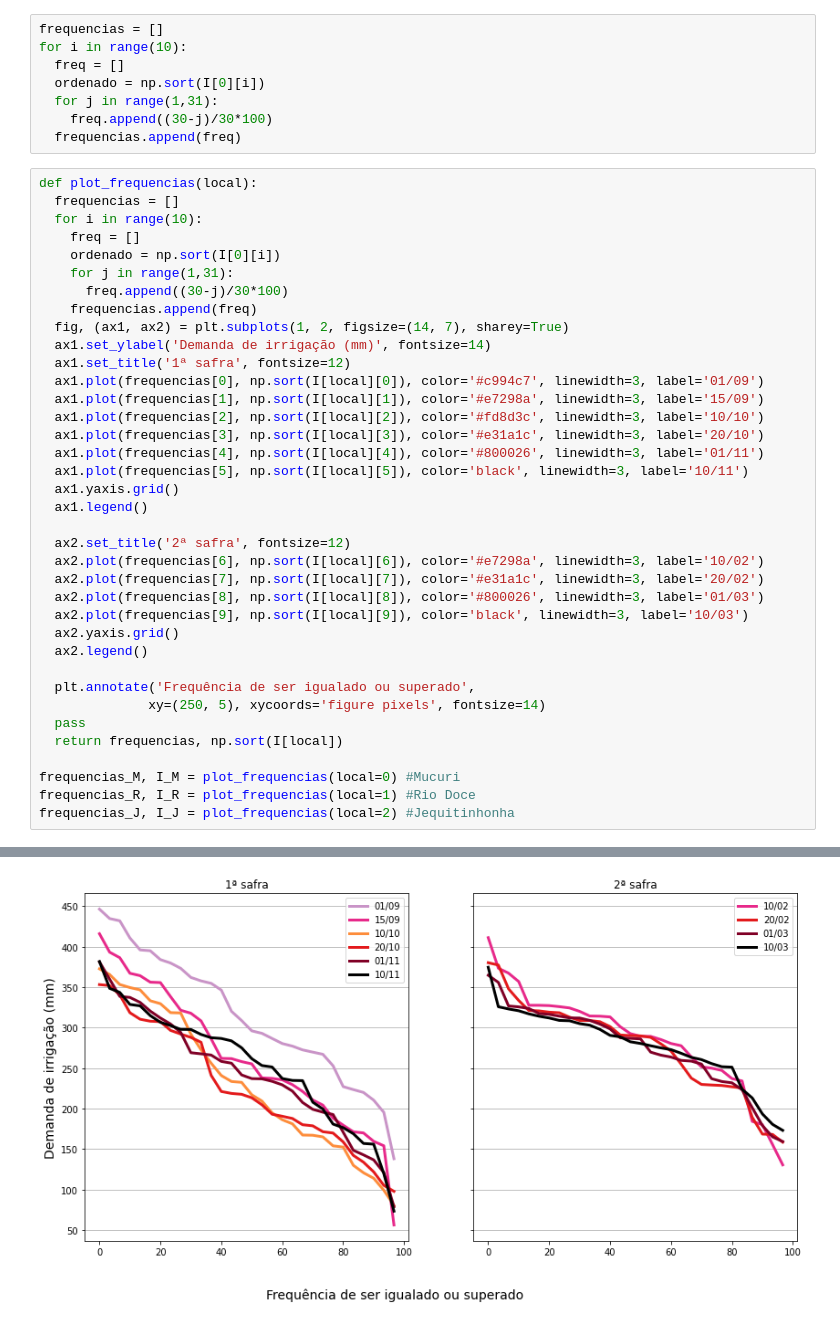
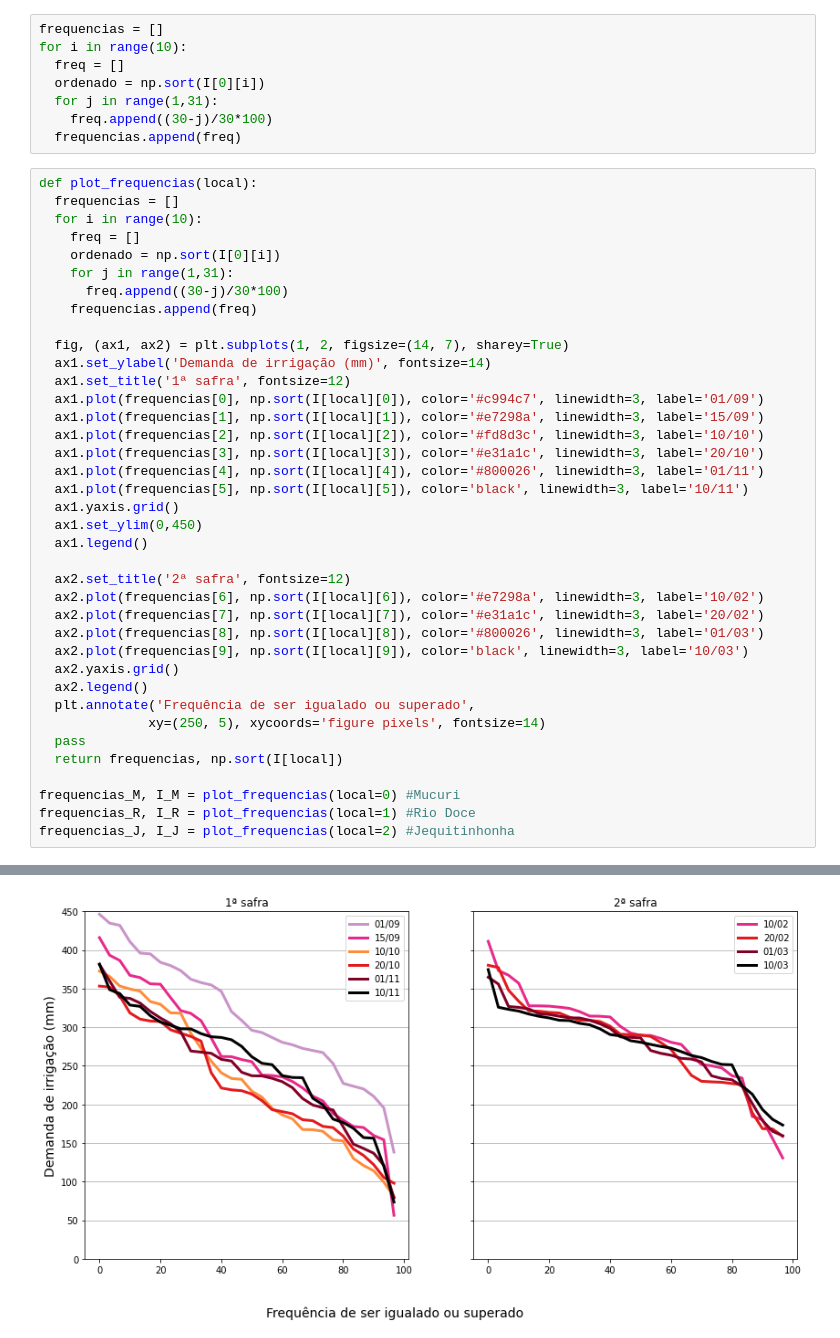
Before and after one commit to Hidrovales/Balanco_Hidrico, a Jupyter notebook: Experimentos.ipynb, the cells around one changed output, grey strips where cells are left out. Drawn from its saved outputs; the diff is of its cells as text.

```diff
--- a/Experimentos.ipynb
+++ b/Experimentos.ipynb
@@ -230,6 +230,7 @@ def plot_frequencias(local):
     for j in range(1,31):
       freq.append((30-j)/30*100)
     frequencias.append(freq)
+
   fig, (ax1, ax2) = plt.subplots(1, 2, figsize=(14, 7), sharey=True)
   ax1.set_ylabel('Demanda de irrigação (mm)', fontsize=14)
   ax1.set_title('1ª safra', fontsize=12)
@@ -240,6 +241,7 @@ def plot_frequencias(local):
   ax1.plot(frequencias[4], np.sort(I[local][4]), color='#800026', linewidth=3, label='01/11')
   ax1.plot(frequencias[5], np.sort(I[local][5]), color='black', linewidth=3, label='10/11')
   ax1.yaxis.grid()
+  ax1.set_ylim(0,450)
   ax1.legend()
 
   ax2.set_title('2ª safra', fontsize=12)
@@ -249,7 +251,6 @@ def plot_frequencias(local):
   ax2.plot(frequencias[9], np.sort(I[local][9]), color='black', linewidth=3, label='10/03')
   ax2.yaxis.grid()
   ax2.legend()
-
   plt.annotate('Frequência de ser igualado ou superado',
               xy=(250, 5), xycoords='figure pixels', fontsize=14)
   pass
@@ -264 +265 @@ frequencias_J, I_J = plot_frequencias(local=2) #Jequitinhonha
-[figure, old version]
+[figure, new version]
```
Also changed, not shown: parts of 1 cell of this notebook.
